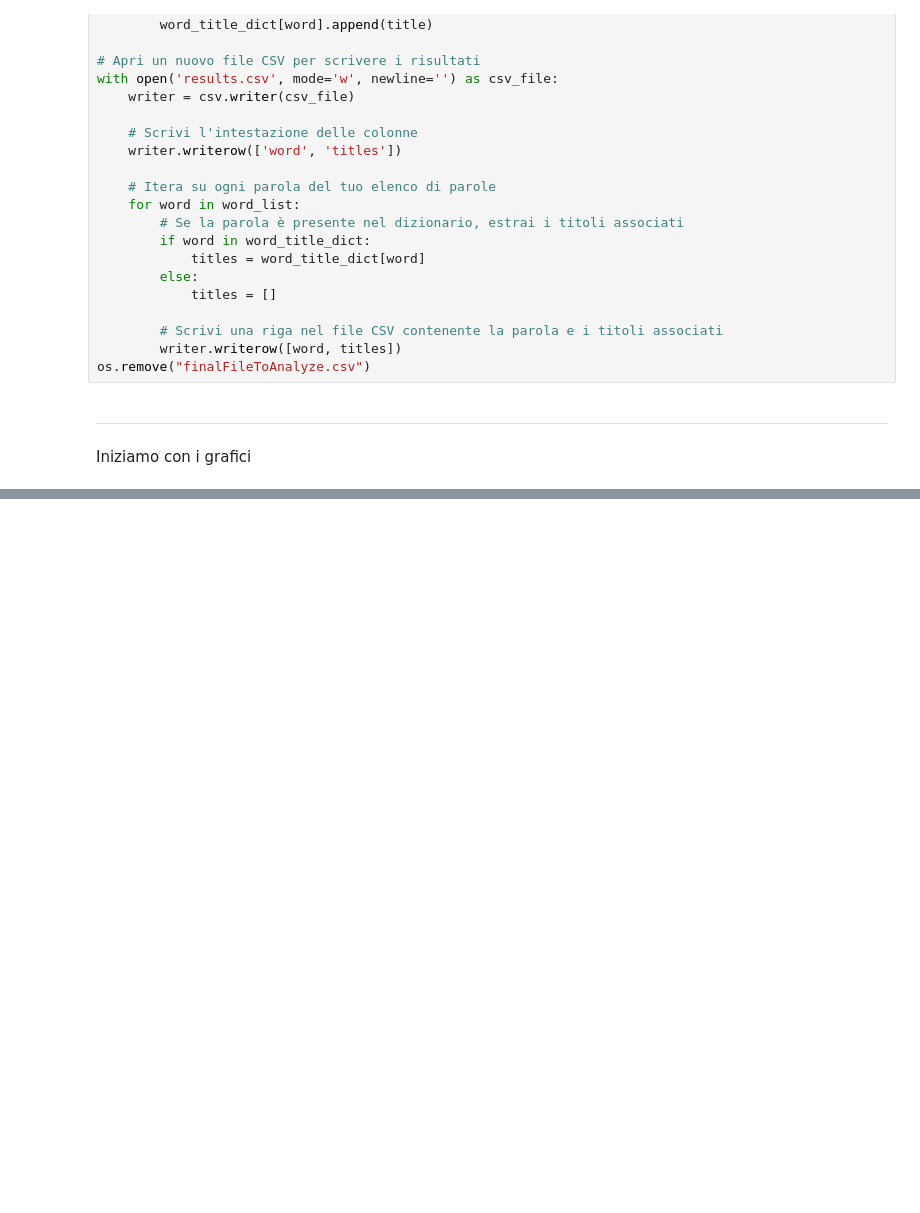
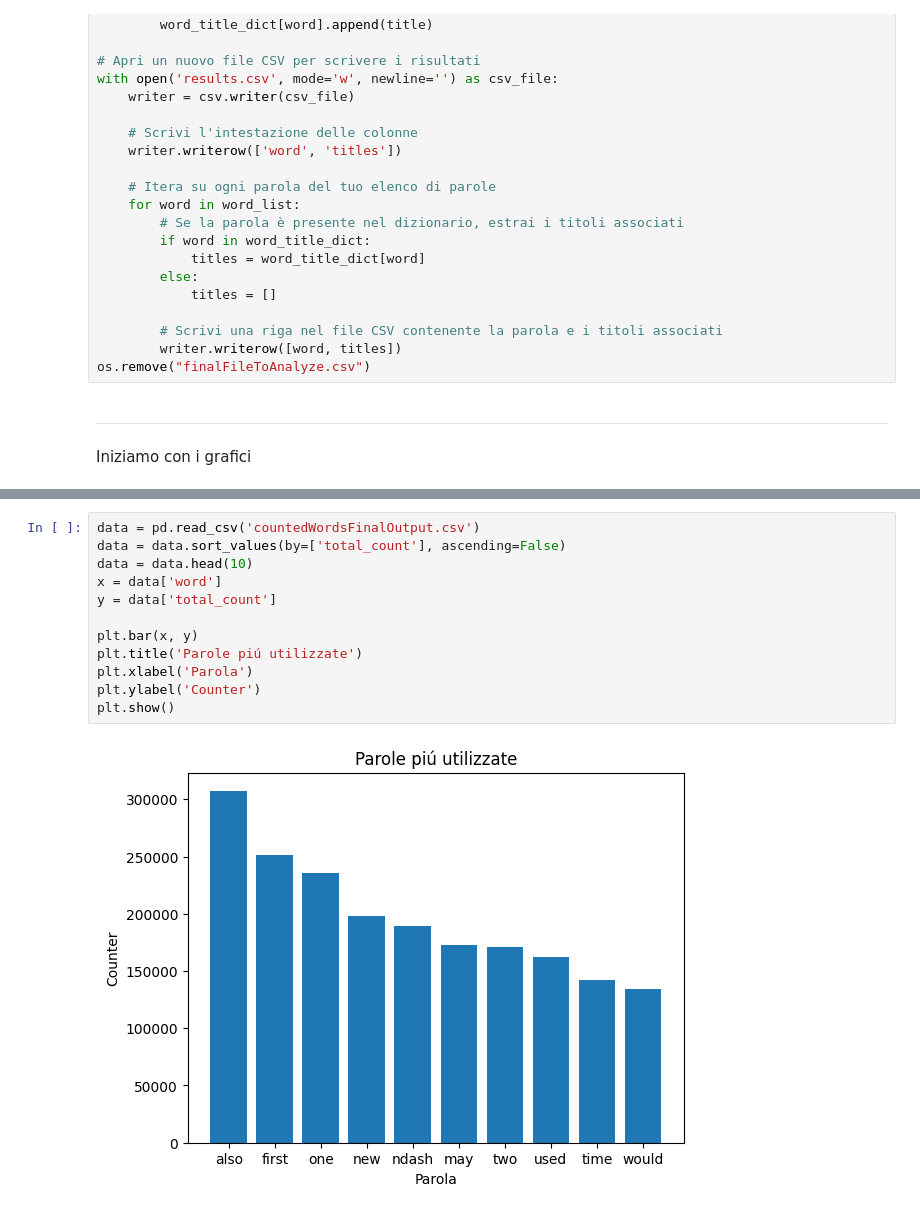
Before and after one commit to Fabbro96/Big-Data, a Jupyter notebook: finalParser.ipynb, the cells around one changed output, grey strips where cells are left out. Saved outputs shown, nothing was run; the diff lists cells and outputs as text; blank space fills up the shorter version.

Commit message:
Started the creation of graphs

```diff
--- a/finalParser.ipynb
+++ b/finalParser.ipynb
@@ -449,0 +470,14 @@ ModuleNotFoundError: No module named 'sklearn'
+# %%
+data = pd.read_csv('countedWordsFinalOutput.csv')
+data = data.sort_values(by=['total_count'], ascending=False)
+data = data.head(10)
+x = data['word']
+y = data['total_count']
+
+plt.bar(x, y)
+plt.title('Parole piú utilizzate')
+plt.xlabel('Parola')
+plt.ylabel('Counter')
+plt.show()
+# %% [output]
+[figure, added]
```
Also changed, not shown: parts of 11 cells of this notebook.
